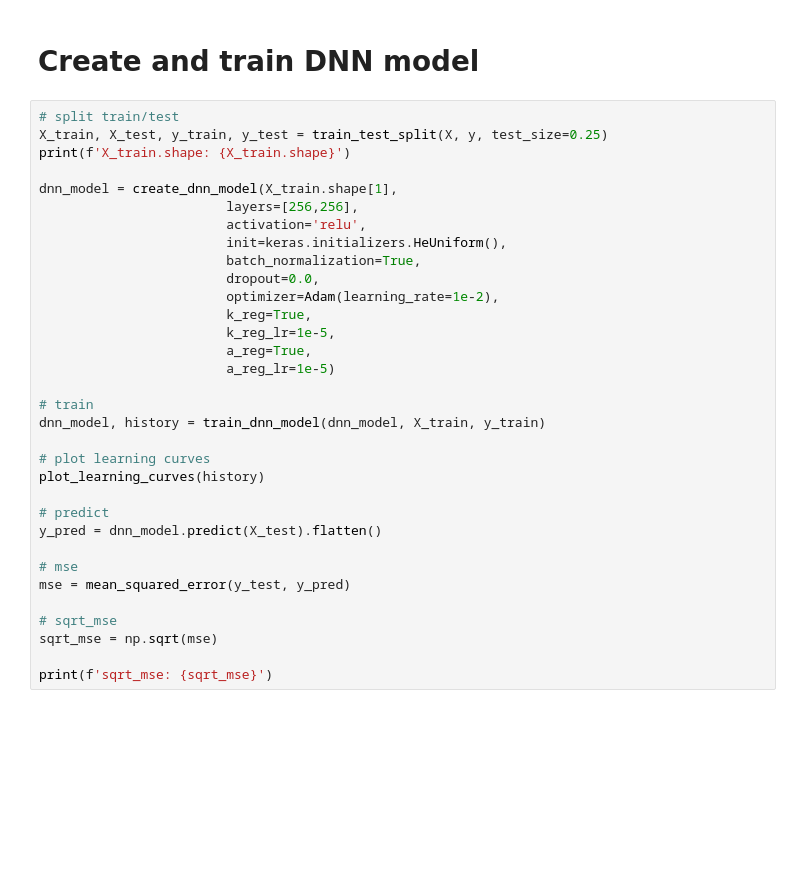
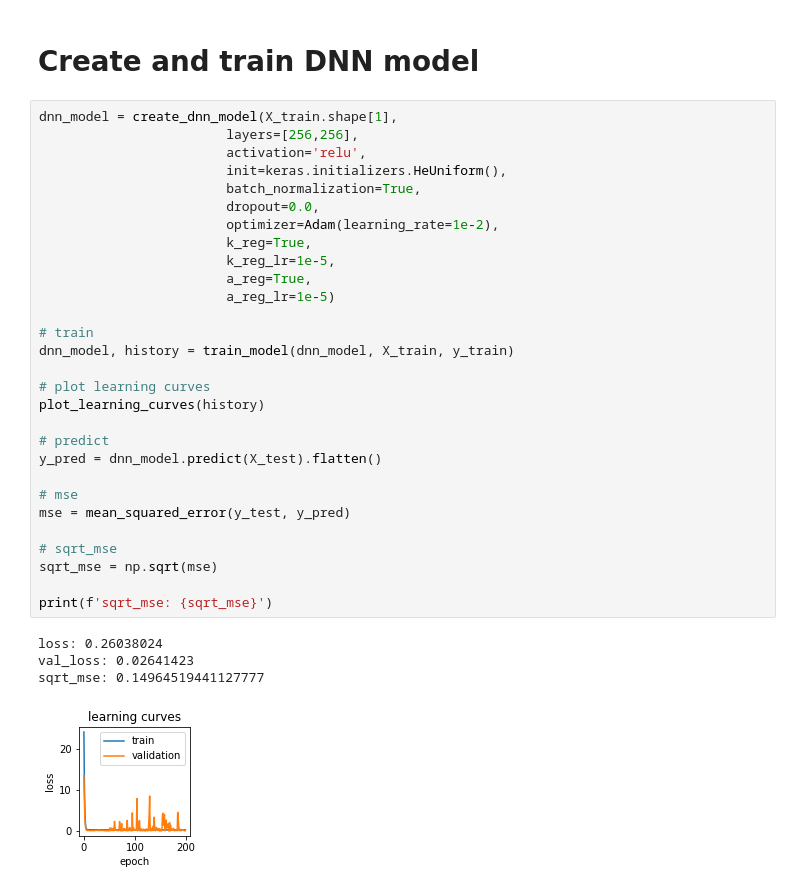
Before and after one commit to yossi-cohen/preferential-attachment, a Jupyter notebook: notebooks/trials-poisson.ipynb, the cells around one changed output. Saved outputs shown, nothing was run; the diff lists cells and outputs as text; blank space fills up the shorter version.

```diff
--- a/notebooks/trials-poisson.ipynb
+++ b/notebooks/trials-poisson.ipynb
@@ -64,35 +75,36 @@ _ = plt.scatter(log_x, log_f_x, zorder=1, s=2, color="blue")
 # %% [markdown]
 # Create and train DNN model
 # %%
-# split train/test
-X_train, X_test, y_train, y_test = train_test_split(X, y, test_size=0.25)
-print(f'X_train.shape: {X_train.shape}')
-
 dnn_model = create_dnn_model(X_train.shape[1],
                         layers=[256,256],
                         activation='relu',
                         init=keras.initializers.HeUniform(),
                         batch_normalization=True,
                         dropout=0.0,
                         optimizer=Adam(learning_rate=1e-2),
                         k_reg=True,
                         k_reg_lr=1e-5,
                         a_reg=True,
                         a_reg_lr=1e-5)
 
 # train
-dnn_model, history = train_dnn_model(dnn_model, X_train, y_train)
+dnn_model, history = train_model(dnn_model, X_train, y_train)
 
 # plot learning curves
 plot_learning_curves(history)
 
 # predict
 y_pred = dnn_model.predict(X_test).flatten()
 
 # mse
 mse = mean_squared_error(y_test, y_pred)
 
 # sqrt_mse
 sqrt_mse = np.sqrt(mse)
 
 print(f'sqrt_mse: {sqrt_mse}')
+# %% [output]
+loss: 0.26038024
+val_loss: 0.02641423
+sqrt_mse: 0.14964519441127777
+[figure, added]
```
Also changed, not shown: parts of 4 cells of this notebook, 2 other files.
